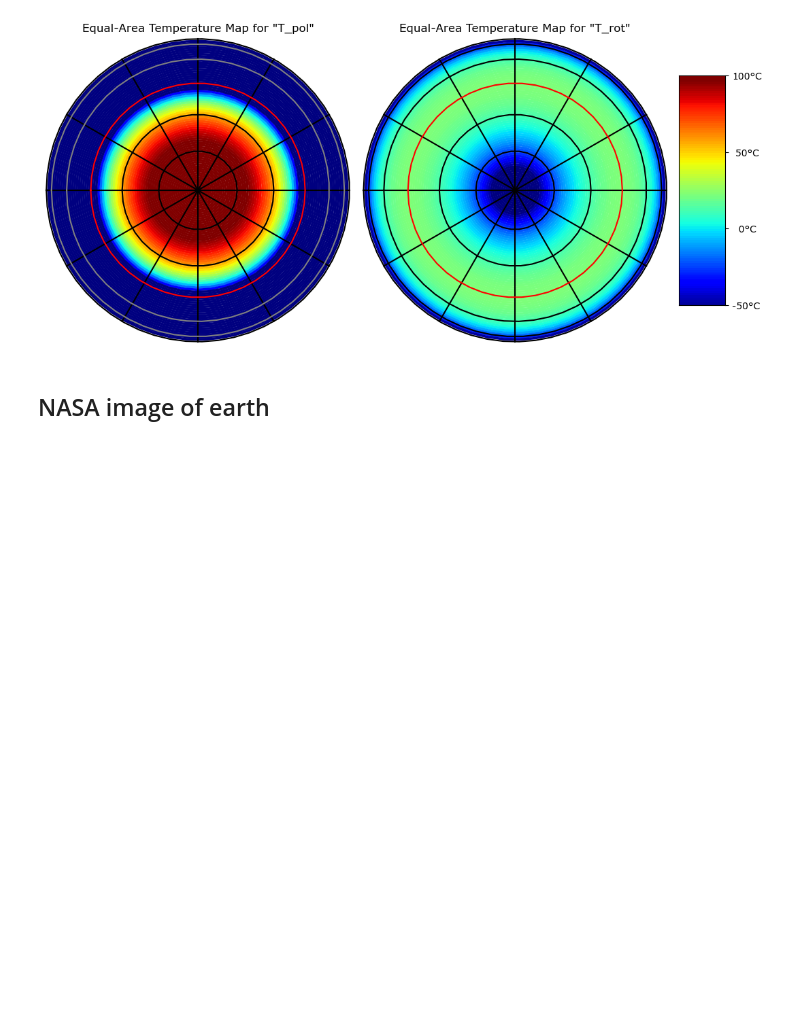
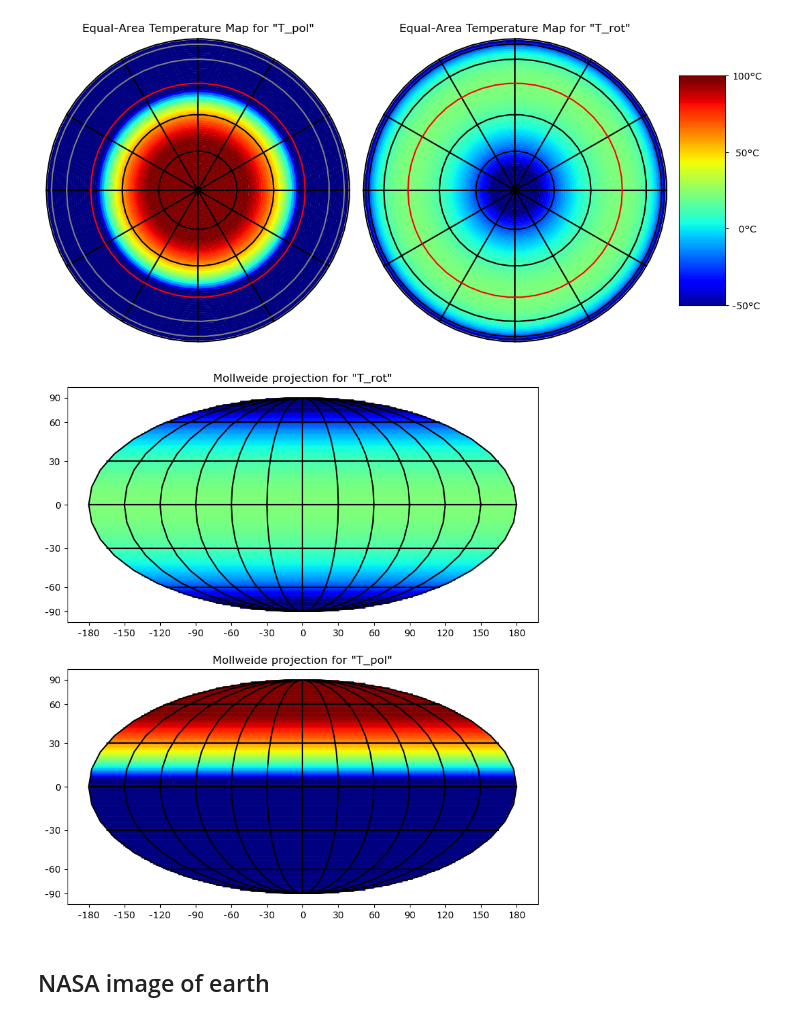
Before and after one commit to RichardPotthoff/Climate, a Jupyter notebook: Climate.ipynb, the cells around one changed output. Drawn from its saved outputs; the diff is of its cells as text; code cells hidden in the pictures; blank space fills up the shorter version.

Commit message:
add Mollweide projection

```diff
--- a/Climate.ipynb
+++ b/Climate.ipynb
@@ -186,10 +186,12 @@ T_pol_avg = 157.45K = -115.70°C
 # Appendix
 ## Side-by-side comparison of temperature maps for a tidally locked and a rotating planet
 # %%
-def circle(r,tol=0.5):
-  n=max(5,int(pi/(2*tol/r)**0.5)+1)
+def circle(r=1,Rx=None,Ry=None,tol=0.5):
+  if Rx==None: Rx=r
+  if Ry==None: Ry=r
+  n=max(5,int(pi/(2*tol/max(Rx,Ry))**0.5)+1)
   phi=np.linspace(-pi,pi,n+1)
-  return (r*cos(phi),r*sin(phi))
+  return (Rx*cos(phi),Ry*sin(phi))
 
 def flat_earth(ax,T_phi):
   ax.set_aspect('equal')
@@ -218,6 +220,32 @@ color_bar(axes[2])
 plt.show()
 # %% [output]
 [figure]
+# %%
+from mollweide import x_y2lat_lon,lat_lon2x_y
+R=140
+def moll(ax,T_phi):
+  ax.set_xticks([2*R*lon/180 for lon in range(-180,181,30)],\
+                     labels=[f'{lon:0.0f}' for lon in range(-180,181,30)])
+  ax.set_yticks([R*lat_lon2x_y(lat/180*pi,0)[1] for lat in range(-90,91,30)],\
+                     labels=[f'{lat:0.0f}' for lat in range(-90,91,30)])
+  for lon in range(-180,1,30):
+    ax.plot(*circle(R,Rx=2*R*lon/180),'k',zorder=20)
+  for lat in range(0,90,30):
+    x,y=lat_lon2x_y(lat/180*pi,pi,R=R)
+    ax.plot((-x,x),(y,y),'k',zorder=20)
+    ax.plot((-x,x),(-y,-y),'k',zorder=20)
+  for y in range(-R,R,2):
+    lat,lon=x_y2lat_lon(0,y,R=R)
+    x,_=lat_lon2x_y(lat,-0.99*pi,R=R)
+    ax.plot((-x,x),(y,y),color=cmap.jet((T_phi(lat)-220)/150),lw=2.6,zorder=10)
+  ax.set_title(f'Mollweide projection for "{T_phi.__name__}"')
+fig,(ax0,ax1)=plt.subplots(2,1,figsize=(10,10))
+ax0.set_aspect('equal')
+moll(ax0,T_rot)
+ax1.set_aspect('equal')
+moll(ax1,T_pol)
+# %% [output]
+[figure, added]
 # %% [markdown]
 ## NASA image of earth
 # %% [markdown]
```
Also changed, not shown: 2 other files.
